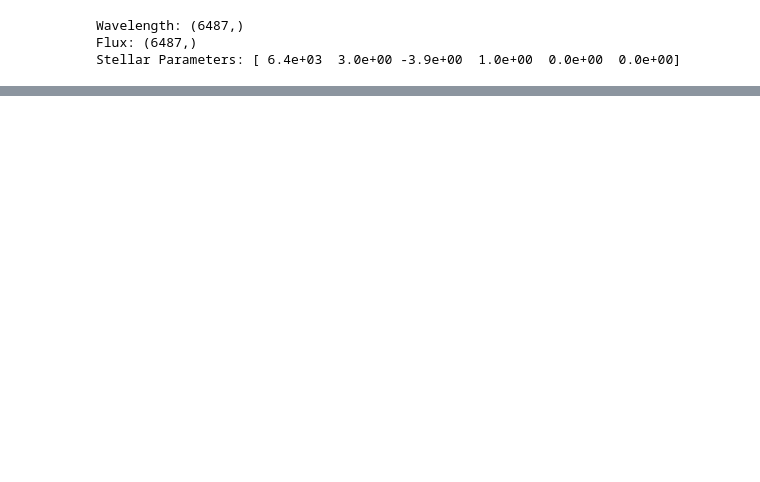
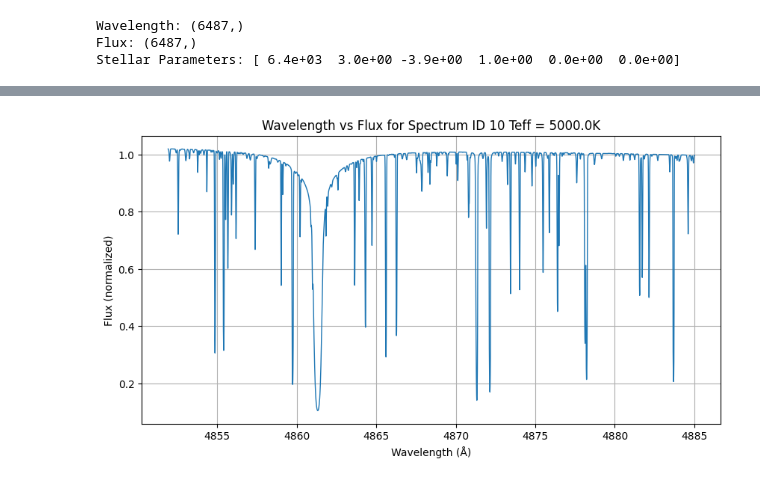
Before and after one commit to mkim0029/WEAVE_Pristine, a Jupyter notebook: preprocessing/testing/plot_sliced_spectrum.ipynb, the cells around one changed output, grey strips where cells are left out. Saved outputs shown, nothing was run; the diff lists cells and outputs as text; code cells hidden in the pictures; blank space fills up the shorter version.

```diff
--- a/preprocessing/testing/plot_sliced_spectrum.ipynb
+++ b/preprocessing/testing/plot_sliced_spectrum.ipynb
@@ -46,0 +77,11 @@ plt.show()
+# %%
+# Plot Wavelength vs Flux
+plt.figure(figsize=(10, 5))
+plt.plot(wavelength, flux, lw=1)
+plt.xlabel('Wavelength (Å)')
+plt.ylabel('Flux (normalized)')
+plt.title('Wavelength vs Flux for Spectrum ID {} Teff = {}K'.format(spec_id, params[0]))
+plt.grid(True)
+plt.show()
+# %% [output]
+[figure, added]
```
Also changed, not shown: parts of 6 cells of this notebook, 6 other files.
